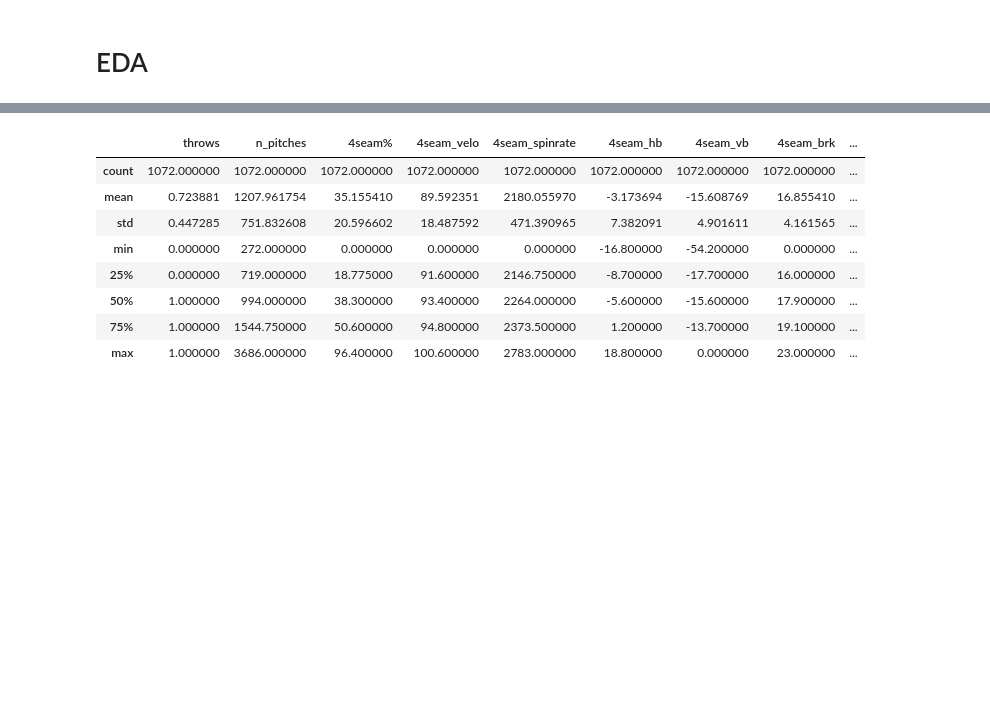
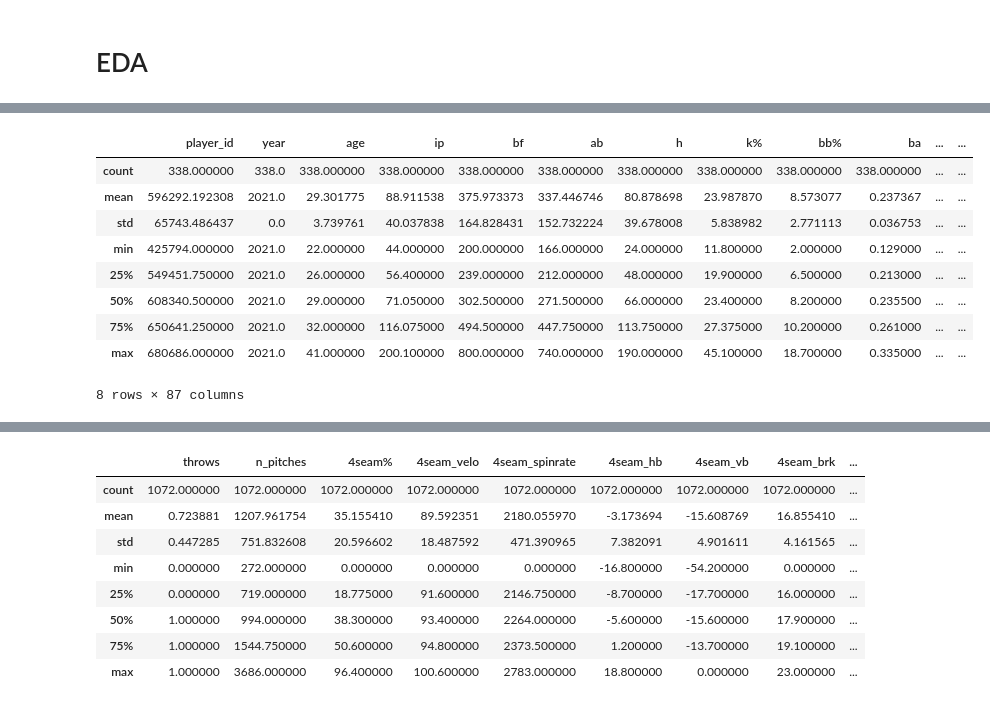
Before and after one commit to anthonyzurke/sabermetrics, a Jupyter notebook: code/pitch-cleaning-eda.ipynb, the cells around one changed output, grey strips where cells are left out. Saved outputs shown, nothing was run; the diff lists cells and outputs as text; code cells hidden in the pictures; blank space fills up the shorter version.

```diff
--- a/code/pitch-data.ipynb
+++ b/code/pitch-cleaning-eda.ipynb
@@ -167,3 +202,16 @@ pitch_data.to_csv('../datasets/mlb_pitch_stats_19_20_21.csv')
+# %%
+pitch_data[pitch_data['year'] == 2021].describe()
+# %% [output]
+|  | player_id | year | age | ip | bf | ab | h | k% | bb% | ba | ... | ... |
+| count | 338.000000 | 338.0 | 338.000000 | 338.000000 | 338.000000 | 338.000000 | 338.000000 | 338.000000 | 338.000000 | 338.000000 | ... | ... |
+| mean | 596292.192308 | 2021.0 | 29.301775 | 88.911538 | 375.973373 | 337.446746 | 80.878698 | 23.987870 | 8.573077 | 0.237367 | ... | ... |
+| std | 65743.486437 | 0.0 | 3.739761 | 40.037838 | 164.828431 | 152.732224 | 39.678008 | 5.838982 | 2.771113 | 0.036753 | ... | ... |
+| min | 425794.000000 | 2021.0 | 22.000000 | 44.000000 | 200.000000 | 166.000000 | 24.000000 | 11.800000 | 2.000000 | 0.129000 | ... | ... |
+| 25% | 549451.750000 | 2021.0 | 26.000000 | 56.400000 | 239.000000 | 212.000000 | 48.000000 | 19.900000 | 6.500000 | 0.213000 | ... | ... |
+| 50% | 608340.500000 | 2021.0 | 29.000000 | 71.050000 | 302.500000 | 271.500000 | 66.000000 | 23.400000 | 8.200000 | 0.235500 | ... | ... |
+| 75% | 650641.250000 | 2021.0 | 32.000000 | 116.075000 | 494.500000 | 447.750000 | 113.750000 | 27.375000 | 10.200000 | 0.261000 | ... | ... |
+| max | 680686.000000 | 2021.0 | 41.000000 | 200.100000 | 800.000000 | 740.000000 | 190.000000 | 45.100000 | 18.700000 | 0.335000 | ... | ... |
+8 rows × 87 columns
 # %%
 stats.describe()
 # %% [output]
```
Also changed, not shown: parts of 8 cells of this notebook, 2 other files.
